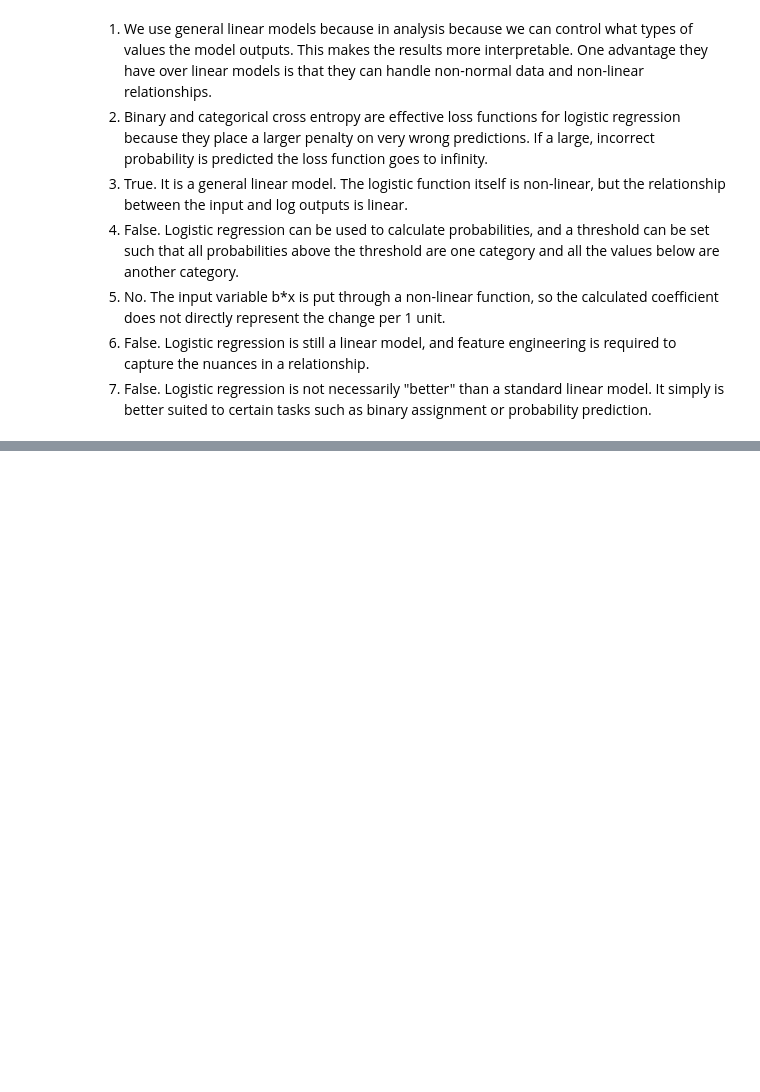
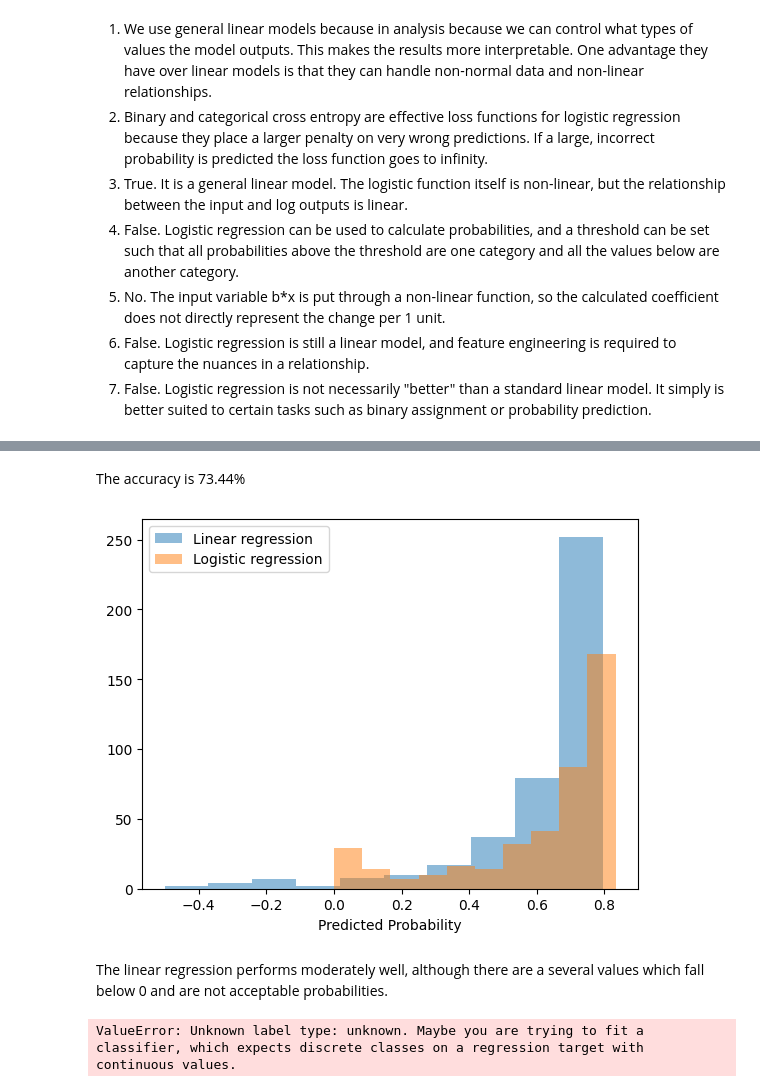
Before and after one commit to oliviapang/DS_3001_Assignments, a Jupyter notebook: Assignment_5/5_General_Linear_Models.ipynb, the cells around one changed output, grey strips where cells are left out. Drawn from its saved outputs; the diff is of its cells as text; code cells hidden in the pictures; blank space fills up the shorter version.

```diff
--- a/Assignment_5/5_General_Linear_Models.ipynb
+++ b/Assignment_5/5_General_Linear_Models.ipynb
@@ -12,0 +255,28 @@
+# %% [markdown]
+The accuracy is 73.44%
+# %%
+# 5
+lin_reg = LinearRegression()
+lin_reg = lin_reg.fit(X,y)
+y_hat = lin_reg.predict(X)
+
+plt.hist(x=y_hat, alpha = 0.5, label='Linear regression')
+plt.hist(x=probs[:,1], alpha = 0.5, label='Logistic regression')
+plt.xlabel('Predicted Probability')
+plt.legend()
+plt.show()
+# %% [output]
+[figure, added]
+# %% [markdown]
+The linear regression performs moderately well, although there are a several values which fall below 0 and are not acceptable probabilities.
+# %%
+# 6
+'''
+y = df['Stage']
+X = pd.concat([df[['Bilirubin']], edema_dummies], axis=1)
+reg = LogisticRegression(penalty=None,max_iter=5000)
+reg = reg.fit(X,y)
+pd.DataFrame({'Variable':reg.feature_names_in_,'Coefficient':reg.coef_[0]})
+'''
+# %% [output]
+ValueError: Unknown label type: unknown. Maybe you are trying to fit a classifier, which expects discrete classes on a regression target with continuous values.
```
Also changed, not shown: parts of 29 cells of this notebook.
